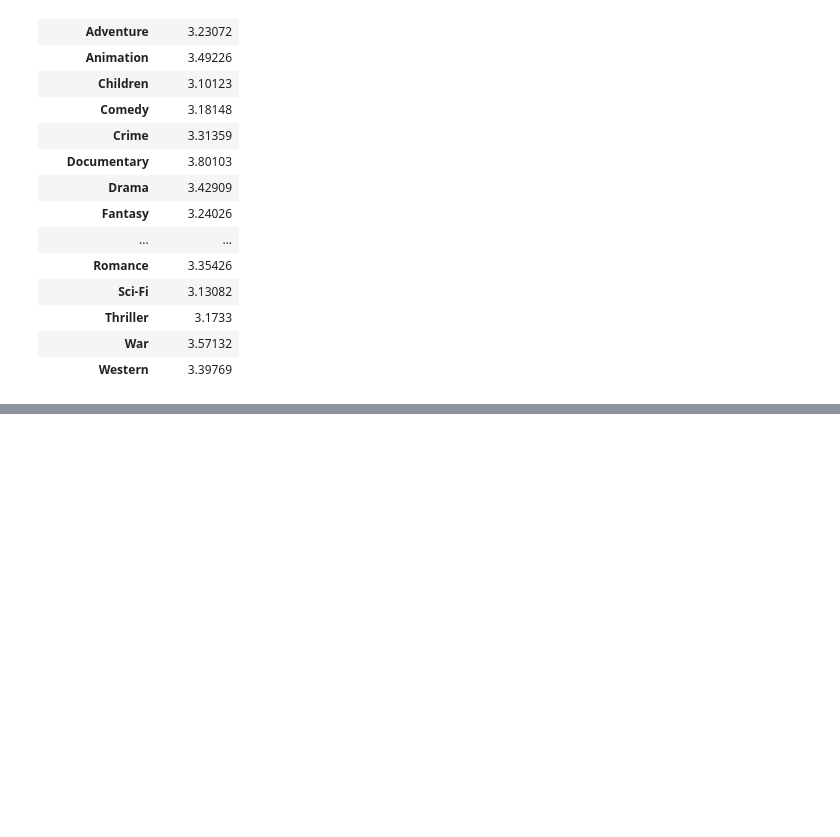
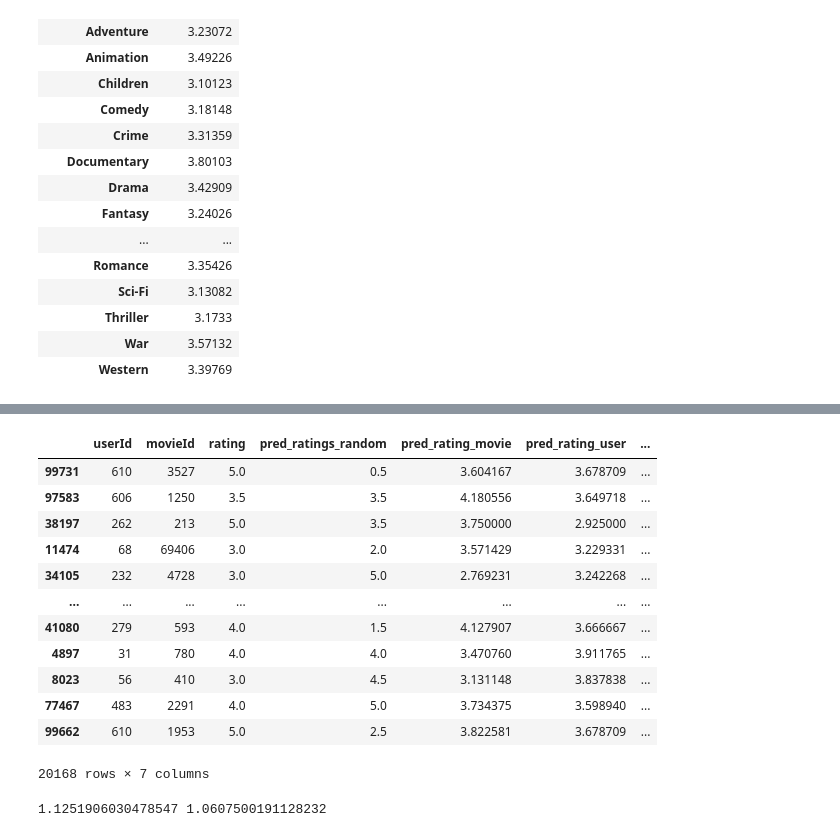
Before and after one commit to Vaycold/Vaycold, a Jupyter notebook: Recommend_Algorithm/간단한 추천시스템 만들기.ipynb, the cells around one changed output, grey strips where cells are left out. Cells and saved outputs as stored; diff of their text form; code cells hidden in the pictures; blank space fills up the shorter version.

Commit message:
장르 평점 평균 기반 모델 rmse : 1.06 영화 평균 기반 모델과 유사함

```diff
--- a/Recommend_Algorithm/간단한 추천시스템 만들기.ipynb
+++ b/Recommend_Algorithm/간단한 추천시스템 만들기.ipynb
@@ -666,12 +666,3 @@ genres_avg_ratings_df
 | Thriller | 3.1733 |
 | War | 3.57132 |
 | Western | 3.39769 |
-# %%
-# genres_df에서 해당 장르가 포함된 모든 영화 index를 가져와서, 해당 영화의 유저 평균 평점의 평균을 구해서 장르 평균 평점으로 활용
-genres_avg_ratings_df = pd.DataFrame(index=genres_df.columns, columns=['avg_ratings'])
-
-for genre in genres_avg_ratings_df.index:
-    genre_avg_rating = train_movie_avg_ratings_df.loc[genres_df[genres_df[genre].isin([1])].index].mean()
-    genres_avg_ratings_df.loc[genre]['avg_ratings'] = genre_avg_rating
-
-genres_avg_ratings_df
@@ -677,0 +672,8 @@ genres_avg_ratings_df
+# %%
+def get_genre_avg_ratings(x) :
+  genres_list = movies_df.loc[x]['genres'].split('|')
+  rating = 0
+  for genre in genres_list :
+    rating += genres_avg_ratings_df.loc[genre]['avg_ratings']
+
+  return rating/len(genres_list)
@@ -677,0 +696,28 @@ genres_avg_ratings_df
+# %%
+tqdm.pandas()
+test_df['pred_rating_genre'] = test_df['movieId'].progress_apply(lambda x : get_genre_avg_ratings(x))
+# %%
+test_df
+# %% [output]
+|  | userId | movieId | rating | pred_ratings_random | pred_rating_movie | pred_rating_user | ... |
+| 99731 | 610 | 3527 | 5.0 | 0.5 | 3.604167 | 3.678709 | ... |
+| 97583 | 606 | 1250 | 3.5 | 3.5 | 4.180556 | 3.649718 | ... |
+| 38197 | 262 | 213 | 5.0 | 3.5 | 3.750000 | 2.925000 | ... |
+| 11474 | 68 | 69406 | 3.0 | 2.0 | 3.571429 | 3.229331 | ... |
+| 34105 | 232 | 4728 | 3.0 | 5.0 | 2.769231 | 3.242268 | ... |
+| ... | ... | ... | ... | ... | ... | ... | ... |
+| 41080 | 279 | 593 | 4.0 | 1.5 | 4.127907 | 3.666667 | ... |
+| 4897 | 31 | 780 | 4.0 | 4.0 | 3.470760 | 3.911765 | ... |
+| 8023 | 56 | 410 | 3.0 | 4.5 | 3.131148 | 3.837838 | ... |
+| 77467 | 483 | 2291 | 4.0 | 5.0 | 3.734375 | 3.598940 | ... |
+| 99662 | 610 | 1953 | 5.0 | 2.5 | 3.822581 | 3.678709 | ... |
+20168 rows × 7 columns
+# %%
+mse = mean_squared_error(y_true=test_df['rating'].values, y_pred=test_df['pred_rating_genre'].values)
+rmse = np.sqrt(mse)
+
+print(mse, rmse)
+
+# 영화평균 평점과 유사한 점을 볼 수 있음.
+# %% [output]
+1.1251906030478547 1.0607500191128232
```
Also changed, not shown: parts of 11 cells of this notebook.
